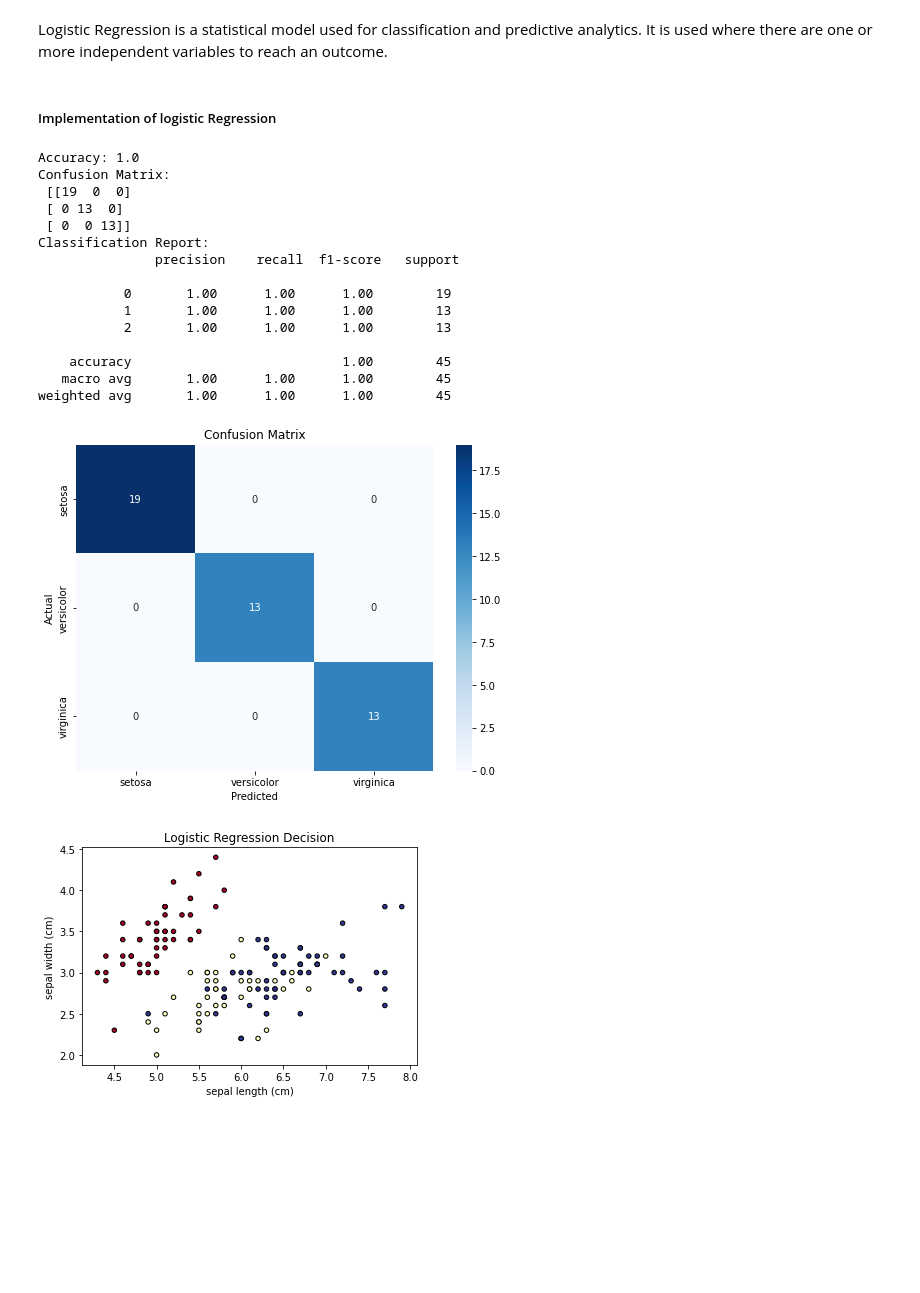
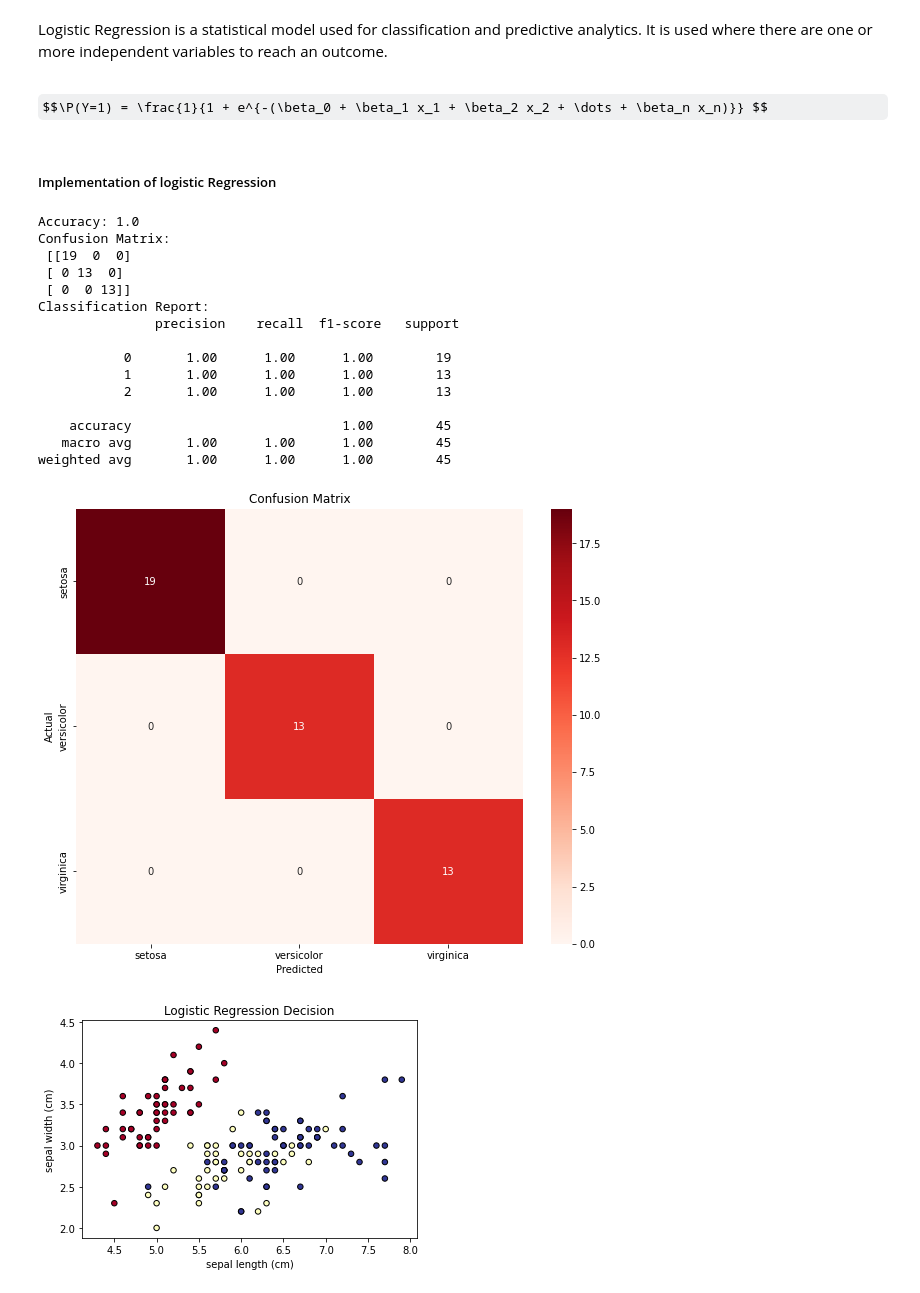
Before and after one commit to Ginafenn/Machine-Learning-Statistics, a Jupyter notebook: project.ipynb, the cells around one changed output. Saved outputs shown, nothing was run; the diff lists cells and outputs as text; code cells hidden in the pictures; some formulas as TeX source; blank space fills up the shorter version.

```diff
--- a/project.ipynb
+++ b/project.ipynb
@@ -103,10 +109,10 @@ list(data.target_names)
 # %%
 # Variables
 X = data.data
-y = data.target
+Y = data.target
 
 # Split the dataset into training and testing sets
-X_train, X_test, y_train, y_test = train_test_split(X, y, test_size=0.3, random_state=42)
+X_train, X_test, Y_train, Y_test = train_test_split(X, Y, test_size=0.3, random_state=42)
 
 # Standardize the features
 scaler = StandardScaler()
@@ -115,22 +121,22 @@ X_test = scaler.transform(X_test)
 
 # Initialize and train the k-NN classifier with k=
 knn_classifier = KNeighborsClassifier(n_neighbors=1)
-knn_classifier.fit(X_train, y_train)
+knn_classifier.fit(X_train, Y_train)
 
 # Predictions
-y_pred = knn_classifier.predict(X_test)
+Y_pred = knn_classifier.predict(X_test)
 
 # Evaluate
-print("Accuracy:", accuracy_score(y_test, y_pred))
-print("\nClassification Report:\n", classification_report(y_test, y_pred))
+print("Accuracy:", accuracy_score(Y_pred, Y_test,))
+print("\nClassification Report:\n", classification_report(Y_test, Y_pred))
 
-cm = confusion_matrix(y_test, y_pred)
+cm = confusion_matrix(Y_test, Y_pred)
 
 # Size of chart
-plt.figure(figsize=(8, 6))
+plt.figure(figsize=(10, 8))
 
 # Plot the results on a confusion matrix
-sns.heatmap(cm, annot=True, fmt="d", cmap="Blues")
+sns.heatmap(cm, annot=True, fmt="d", cmap="Reds")
 
 # X axis label
 plt.xlabel("Predicted")
@@ -164,6 +170,8 @@ This classifer used on the Iris data set demonstrates a high accuracy score and
 ### 2. Logistic Regression
 # %% [markdown]
 Logistic Regression is a statistical model used for classification and predictive analytics. It is used where there are one or more independent variables to reach an outcome.<br>
+# %% [markdown]
+$$\P(Y=1) = \frac{1}{1 + e^{-(\beta_0 + \beta_1 x_1 + \beta_2 x_2 + \dots + \beta_n x_n)}} $$
 # %% [markdown]
 ##### Implementation of logistic Regression
 # %%
@@ -171,7 +179,7 @@ X = data.data
 y = data.target
 
 # Split into training/test sets
-X_train, X_test, y_train, y_test = train_test_split(X, y, test_size=0.3, random_state=42)
+X_train, X_test, y_train, y_test = train_test_split(X, Y, test_size=0.3, random_state=42)
 
 # Scale using StandardScaler
 scaler = StandardScaler()
@@ -180,45 +188,45 @@ X_test_scaled = scaler.transform(X_test)
 
 # Initialize and train the Logistic Regression model
 model = LogisticRegression(max_iter=10000)
-model.fit(X_train_scaled, y_train)
+model.fit(X_train_scaled, Y_train)
 
 # Predictions
-y_pred = model.predict(X_test_scaled)
+Y_pred = model.predict(X_test_scaled)
 
 # Metrics
-accuracy = accuracy_score(y_test, y_pred)
-conf_matrix = confusion_matrix(y_test, y_pred)
-classification_rep = classification_report(y_test, y_pred)
+accuracy = accuracy_score(Y_test, Y_pred)
+conf_matrix = confusion_matrix(Y_test, Y_pred)
+classification_rep = classification_report(Y_test, Y_pred)
 
 # Show results
 print(f"Accuracy: {accuracy}")
 print("Confusion Matrix:\n", conf_matrix)
 print("Classification Report:\n", classification_rep)
 
 # Plot using a confusion matrix
-plt.figure(figsize=(8, 6))
-sns.heatmap(conf_matrix, annot=True, fmt="d", cmap="Blues", xticklabels=data.target_names, yticklabels=data.target_names)
+plt.figure(figsize=(10, 8))
+sns.heatmap(conf_matrix, annot=True, fmt="d", cmap="Reds", xticklabels=data.target_names, yticklabels=data.target_names)
 plt.xlabel('Predicted')
 plt.ylabel('Actual')
 plt.title('Confusion Matrix')
 plt.show()
 # %% [output]
 Accuracy: 1.0
 Confusion Matrix:
  [[19  0  0]
  [ 0 13  0]
  [ 0  0 13]]
 Classification Report:
                precision    recall  f1-score   support
 
            0       1.00      1.00      1.00        19
            1       1.00      1.00      1.00        13
            2       1.00      1.00      1.00        13
 
     accuracy                           1.00        45
    macro avg       1.00      1.00      1.00        45
 weighted avg       1.00      1.00      1.00        45
-[figure, old version]
+[figure, new version]
 # %%
 # Testing the first two features
 X = data.data[:, :2]
```
Also changed, not shown: parts of 10 cells of this notebook.
